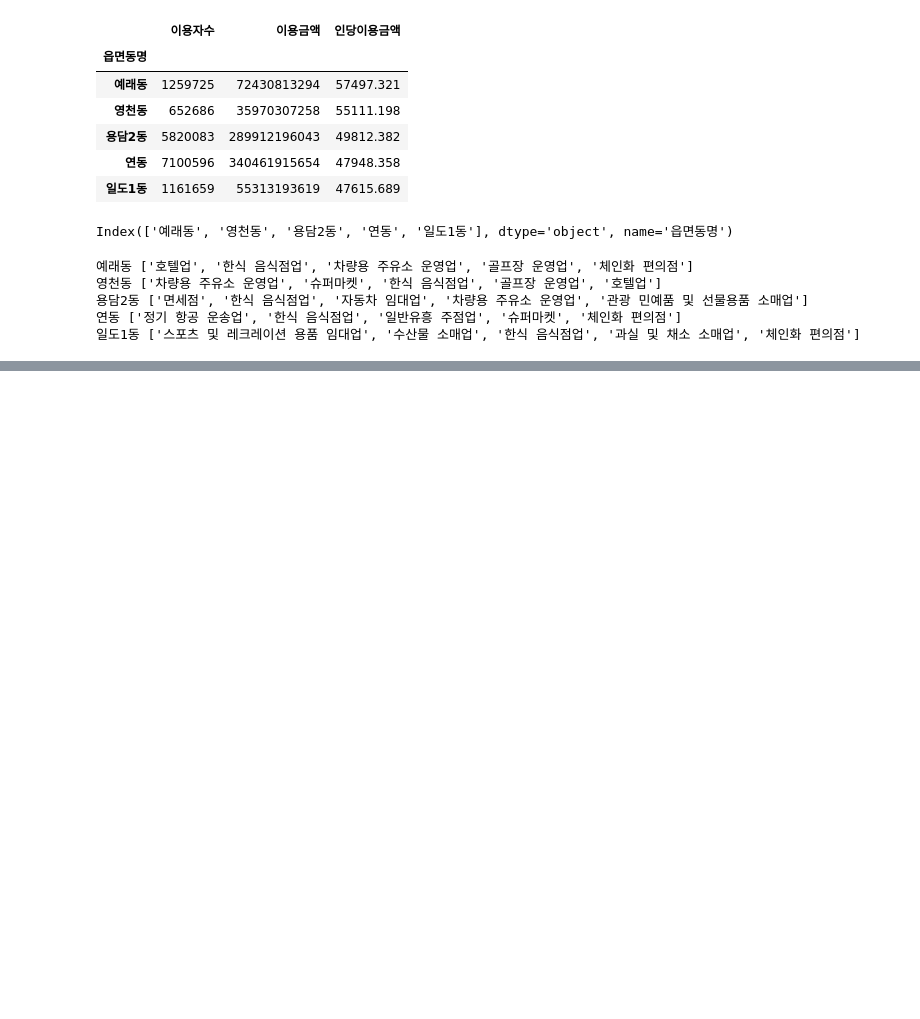
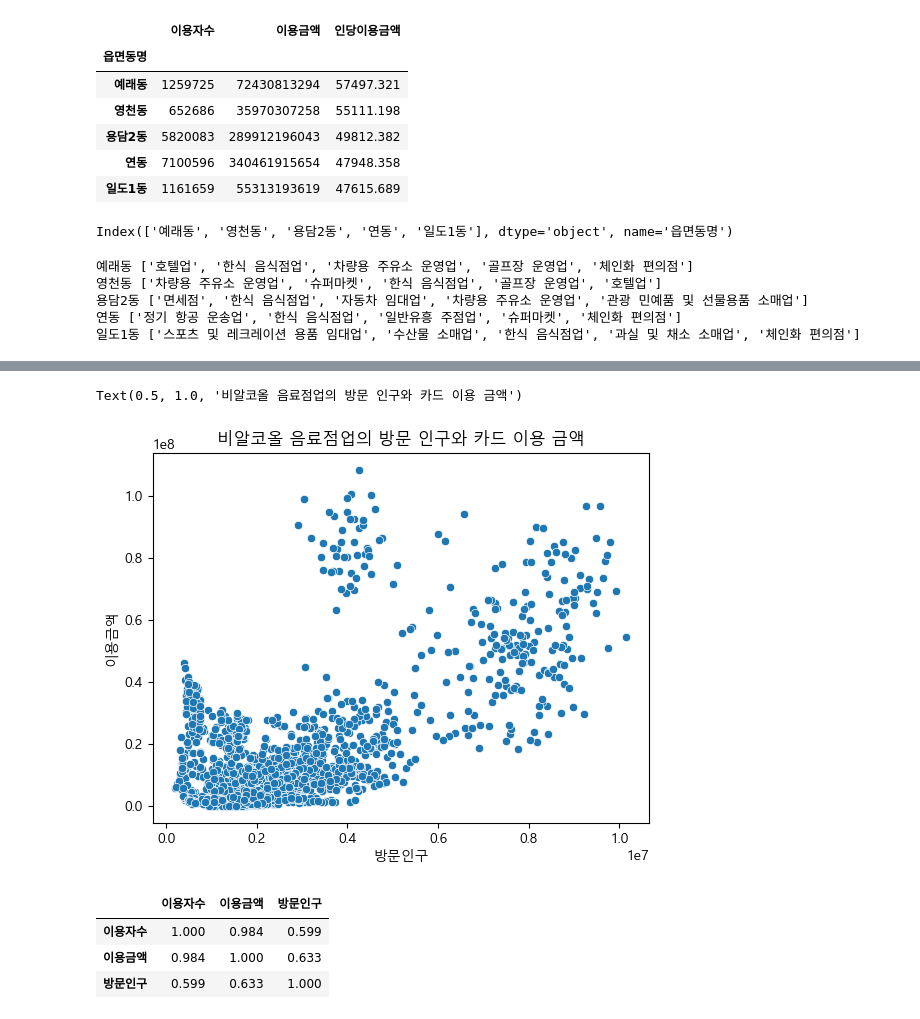
Before and after one commit to Crystal-0109/Codeit, a Jupyter notebook: JejuCardUseProject/jeju_card_project2.ipynb, the cells around one changed output, grey strips where cells are left out. Saved outputs shown, nothing was run; the diff lists cells and outputs as text; code cells hidden in the pictures; blank space fills up the shorter version.

```diff
--- a/JejuCardUseProject/jeju_card_project2.ipynb
+++ b/JejuCardUseProject/jeju_card_project2.ipynb
@@ -411,0 +511,3 @@ for reg in top5_region:
+# %%
+groupby_pop = jeju_pop_df.groupby(['연월', '시군구명', '읍면동명', '성별']).sum(numeric_only=True).reset_index()
+groupby_pop.head()
@@ -411,0 +521,3 @@ for reg in top5_region:
+# %%
+jeju_df = pd.merge(jeju_reg_df, groupby_pop, how='left', on=['연월', '시군구명', '읍면동명', '성별'])
+jeju_df.head()
@@ -411,0 +543,3 @@ for reg in top5_region:
+# %%
+cafe_df = jeju_df[jeju_df['업종명'] == '비알콜 음료점업']
+cafe_df.groupby('읍면동명').sum(numeric_only=True).sort_values(by='이용금액', ascending=False).iloc[:10]
@@ -411,0 +559,15 @@ for reg in top5_region:
+# %%
+plt.rc('font', family='Malgun Gothic')
+# %%
+sns.scatterplot(cafe_df, x='방문인구', y='이용금액')
+plt.title('비알코올 음료점업의 방문 인구와 카드 이용 금액')
+# %% [output]
+Text(0.5, 1.0, '비알코올 음료점업의 방문 인구와 카드 이용 금액')
+[figure, added]
+# %%
+cafe_df.corr(numeric_only=True)
+# %% [output]
+|  | 이용자수 | 이용금액 | 방문인구 |
+| 이용자수 | 1.000 | 0.984 | 0.599 |
+| 이용금액 | 0.984 | 1.000 | 0.633 |
+| 방문인구 | 0.599 | 0.633 | 1.000 |
```
Also changed, not shown: parts of 16 cells of this notebook.
